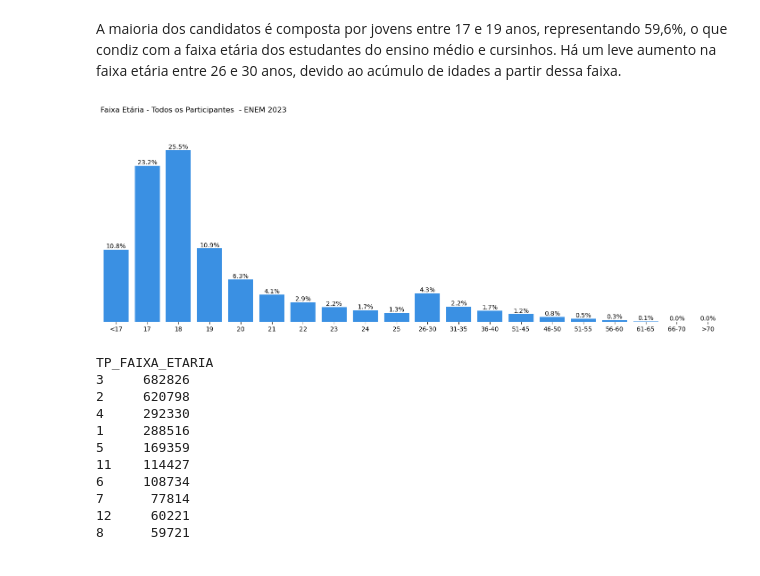
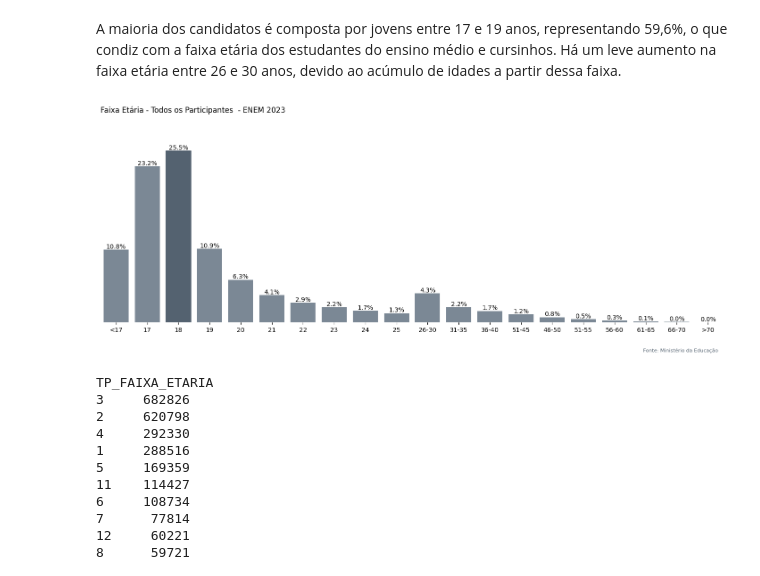
Before and after one commit to gabrielzerraa/EDA-ENEM_2023, a Jupyter notebook: ENEM 2023.ipynb, the cells around one changed output. Saved outputs shown, nothing was run; the diff lists cells and outputs as text; code cells hidden in the pictures.

```diff
--- a/ENEM 2023.ipynb
+++ b/ENEM 2023.ipynb
@@ -566,40 +553,29 @@ Name: count, dtype: int64
 
 A maioria dos candidatos é composta por jovens entre 17 e 19 anos, representando 59,6%, o que condiz com a faixa etária dos estudantes do ensino médio e cursinhos. Há um leve aumento na faixa etária entre 26 e 30 anos, devido ao acúmulo de idades a partir dessa faixa.
 # %%
-# Tamanho do Gráfico
 plt.figure(figsize=(18,6))
 
-ax = sns.countplot(df, x="TP_FAIXA_ETARIA", color='#1e90ff')
-#palette='Greys'
+ax = sns.countplot(df, x="TP_FAIXA_ETARIA", color='#778899')
 
-# Adicionar Titulo
 ax.set_title('Faixa Etária - Todos os Participantes  - ENEM 2023', loc='left', fontsize=12)
+plt.figtext(s='Fonte: Ministério da Educação', fontsize=8, color='#546270', x=0.8, y=0)
 
-# Remover os Eixos
 ax.set_xlabel('')
 ax.set_ylabel('')
-
-# Remover Gird
 ax.spines[['right', 'left', 'top', 'bottom']].set_visible(False)
-
-# Legendas
 plt.yticks([])
 plt.xticks([0, 1, 2, 3, 4, 5, 6, 7, 8, 9, 10, 11, 12, 13, 14, 15, 16, 17, 18, 19],
 ['<17', '17', '18', '19', '20', '21', '22', '23', '24', '25', '26-30', '31-35', '36-40', '51-45', '46-50', '51-55', '56-60', '61-65', '66-70', '>70'])
 
-# Total
 total = df['TP_FAIXA_ETARIA'].count()
+ax.bar_label(ax.containers[0], fmt=lambda x: f'{(x/total)*100:0.1f}%')
+bars = ax.patches
+bars[2].set_color('#546270')
 
-# Adicionar anotações nas barras
-ax.bar_label(ax.containers[0], fmt=lambda x: f'{(x/total)*100:0.1f}%')
-
-# Adicionar margens
 ax.margins(y=0.2)
-
-# Visualizar o gráfico
 plt.show()
 # %% [output]
-[figure, old version]
+[figure, new version]
 # %%
 df['TP_FAIXA_ETARIA'].value_counts()
 # %% [output]
```
Also changed, not shown: parts of 29 cells of this notebook.
